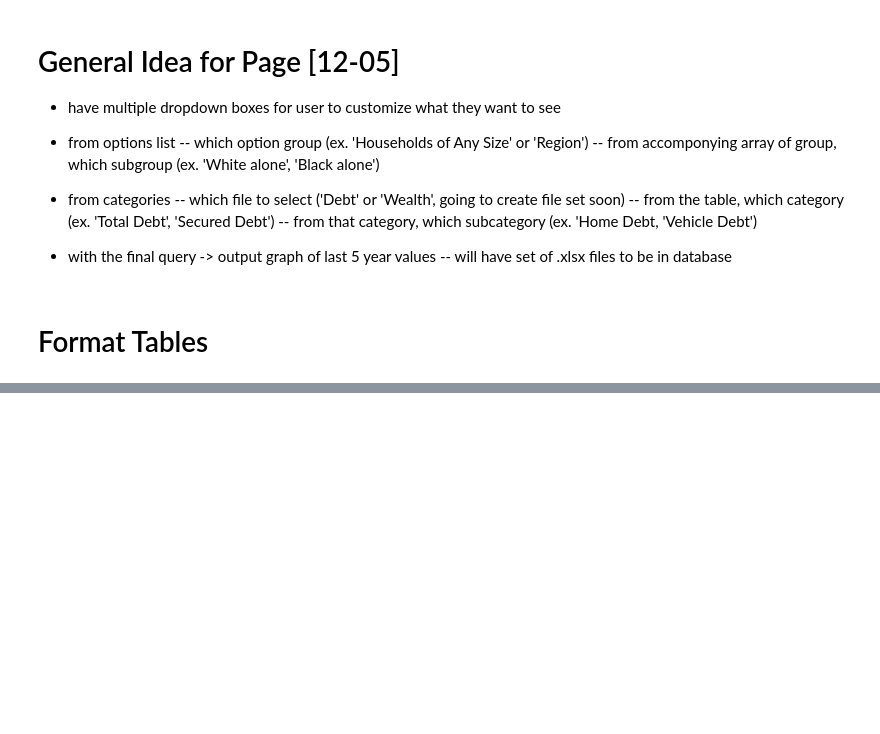
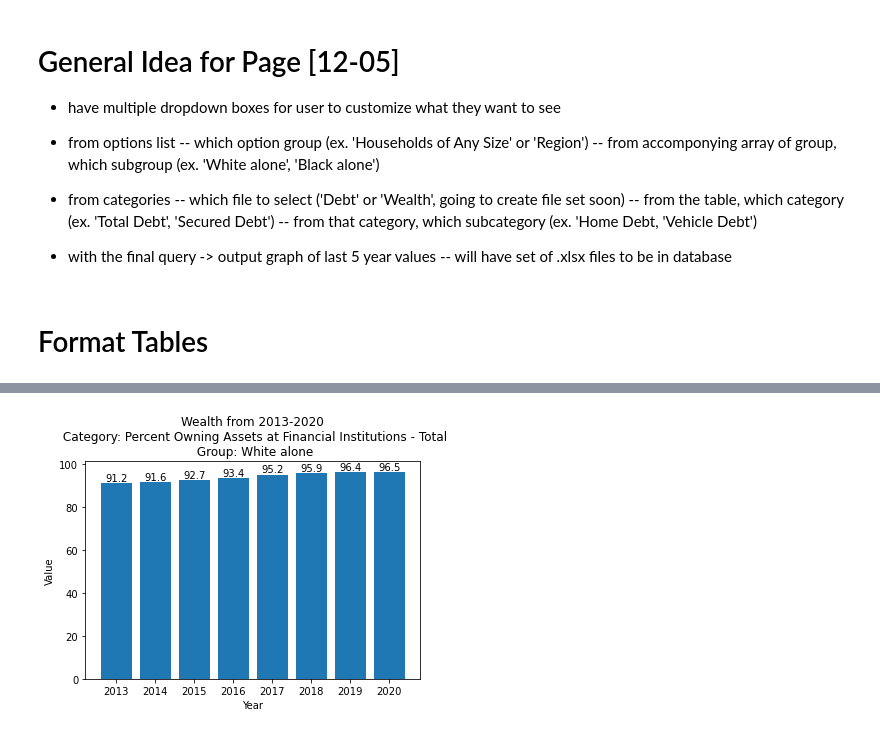
Before and after one commit to Desdaemon/moolah, a Jupyter notebook: ddci/census/project_tables.ipynb, the cells around one changed output, grey strips where cells are left out. Cells and saved outputs as stored; diff of their text form; code cells hidden in the pictures; blank space fills up the shorter version.

```diff
--- a/ddci/census/project_tables.ipynb
+++ b/ddci/census/project_tables.ipynb
@@ -208,7 +228,8 @@ sheet
 | 119 | Internet Release Date: 9/17/2018 | NaN | NaN | NaN | NaN | NaN | NaN | ... |
 120 rows × 10 columns
 # %%
-sheet = pd.read_excel('/Users/mtjen/desktop/debt_tables_cy2014.xlsx',
+sheet = pd.read_excel('/Users/mtjen/desktop/table_data/debt/2013.xlsx',
                       header = [2, 3],
                       index_col = [0])
-sheet
+
+#sheet
@@ -230,11 +235,0 @@ sheet
-# %%
-# get all rows that aren't footntoees
-labels = sheet.index
-footIndex = None
-for index in range(len(labels)):
-    value = labels[index]
-    if value == 'Footnotes:':
-        footIndex = index
-        break
-
-sheet = sheet.iloc[:footIndex]
@@ -257,0 +421,13 @@ sheet
+# %%
+dataLocation = '/Users/mtjen/desktop/table_data/'
+isWealth = True
+table = 2
+category = 'Percent Owning Assets at Financial Institutions'
+subCat = 'Total'
+group = 'Race'
+subGroup = 'White alone'
+
+test = Visualize_Census(dataLocation, isWealth, table, category, subCat, group, subGroup)
+test.main()
+# %% [output]
+[figure, added]
```
Also changed, not shown: parts of 12 cells of this notebook.
